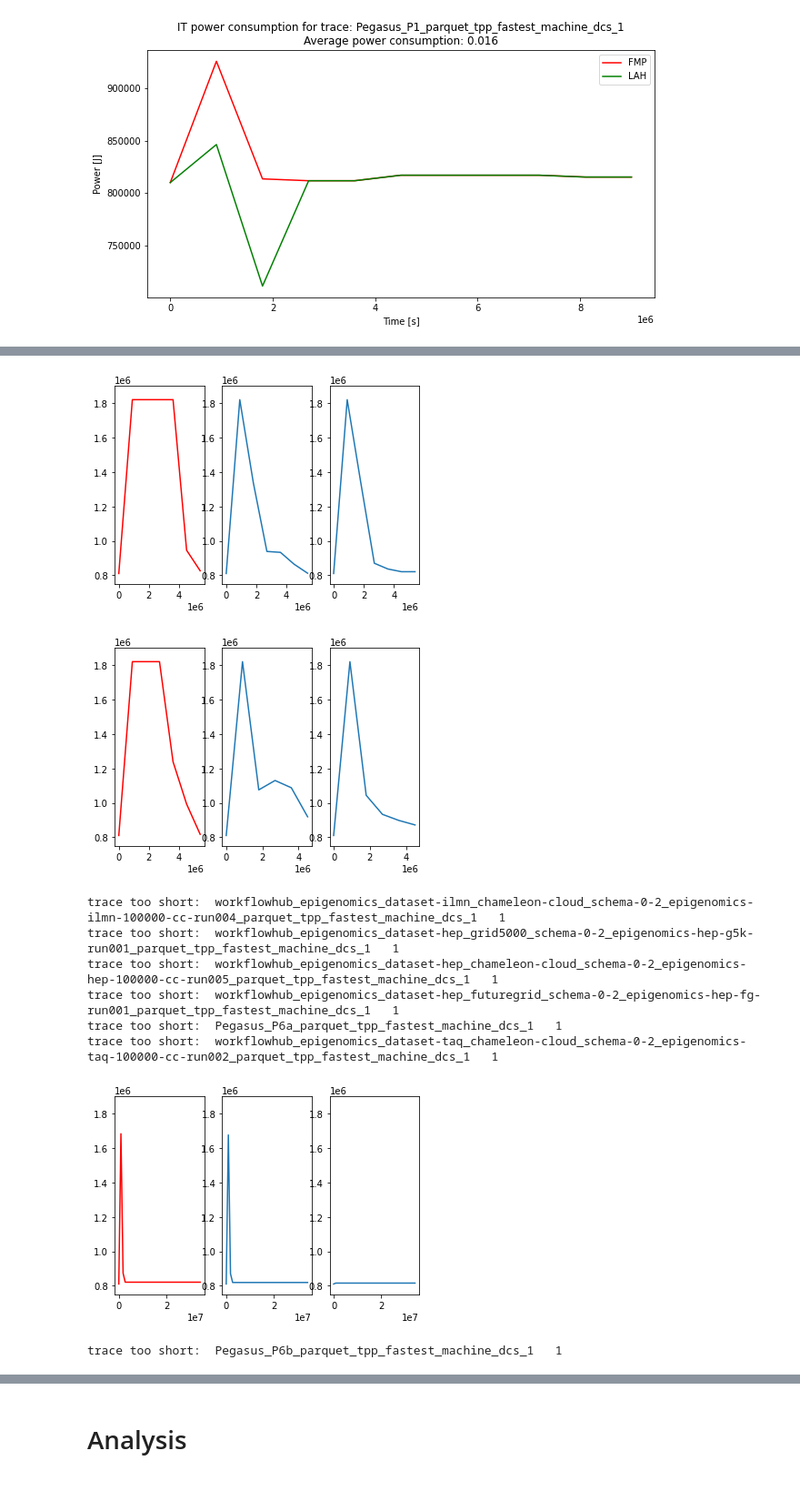
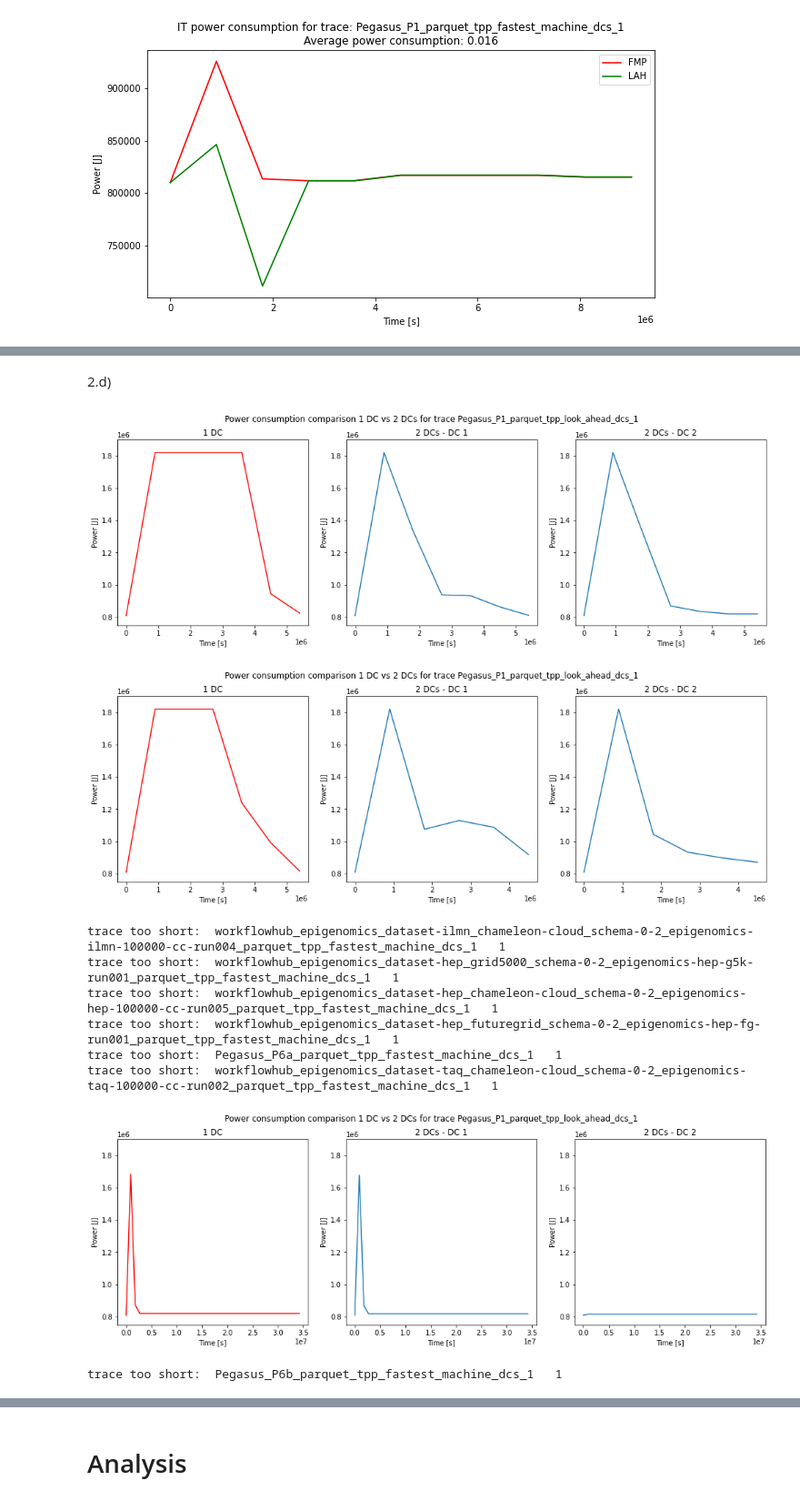
Before and after one commit to Raiduy/gdc-energy-efficiency-analysis, a Jupyter notebook: experiment_result_processing.ipynb, the cells around one changed output, grey strips where cells are left out. Shown at 91% size. Drawn from its saved outputs; the diff is of its cells as text; code cells hidden in the pictures.

```diff
--- a/experiment_result_processing.ipynb
+++ b/experiment_result_processing.ipynb
@@ -362,7 +366,7 @@ for i in range(len(utilization_candidates_fmp)):
 
     # plot fmp and lah it power total
     if len(fmp_env_dc_1) > 2:
-        fig, (ax, ax1, ax2) = plt.subplots(1, 3)
+        fig, (ax, ax1, ax2) = plt.subplots(1, 3, figsize=(17, 5))
         ax.plot(fmp_env_dc_1['timestamp'], fmp_env_dc_1['it_power_total'], color='red', label='FMP')
         ax1.plot(fmp_env_dc_2[fmp_env_dc_2['host_id'] == '0-0']['timestamp'], fmp_env_dc_2[fmp_env_dc_2['host_id'] == '0-0']['it_power_total'])
         ax2.plot(fmp_env_dc_2[fmp_env_dc_2['host_id'] == '1-1']['timestamp'], fmp_env_dc_2[fmp_env_dc_2['host_id'] == '1-1']['it_power_total'])
@@ -371,10 +375,24 @@ for i in range(len(utilization_candidates_fmp)):
         # ax.set_xlabel('Time [s]')
         # ax.set_ylabel('Power [J]')
         # ax.legend()
+        ax.set_title('1 DC')
+        ax1.set_title('2 DCs - DC 1')
+        ax2.set_title('2 DCs - DC 2')
+
+        ax.set_xlabel('Time [s]')
+        ax.set_ylabel('Power [J]')
+        ax1.set_xlabel('Time [s]')
+        ax1.set_ylabel('Power [J]')
+        ax2.set_xlabel('Time [s]')
+        ax2.set_ylabel('Power [J]')
+
         ax.set_ylim(750000, 1900000)
         ax1.set_ylim(750000, 1900000)
         ax2.set_ylim(750000, 1900000)
+
+        fig.suptitle('Power consumption comparison 1 DC vs 2 DCs for trace ' + fmp_name)
         plt.show()
+
         vs_graph_counter += 1
     else:
         print('trace too short: ', fmp_name_dc_1, ' ', len(fmp_env_dc_1))
@@ -396,42 +414,57 @@ trace too short:  Pegasus_P6b_parquet_tpp_fastest_machine_dcs_1   1
+# %% [markdown]
+2.d)
 # %%
 vs_graph_counter = 0
 for i in range(len(utilization_candidates_fmp)):
     if vs_graph_counter > 6:
         break
     lah_name_dc_1 = utilization_candidates_fmp.iloc[i]['trace_name']
     lah_name_dc_2 = utilization_candidates_fmp.iloc[i]['trace_name'][:-1] + '2'
 
     lah_env_dc_1 = create_env_dataframe(path_ex1, lah_name_dc_1)
     lah_env_dc_2 = create_env_dataframe(path_ex1, lah_name_dc_2)
 
     # fmp_env['it_power_total']
 
     # plot fmp and lah it power total
     if len(lah_env_dc_1) > 2:
-        fig, (ax, ax1, ax2) = plt.subplots(1, 3)
+        fig, (ax, ax1, ax2) = plt.subplots(1, 3, figsize=(17, 5))
         ax.plot(lah_env_dc_1['timestamp'], lah_env_dc_1['it_power_total'], color='red', label='LAH')
         ax1.plot(lah_env_dc_2[lah_env_dc_2['host_id'] == '0-0']['timestamp'], lah_env_dc_2[lah_env_dc_2['host_id'] == '0-0']['it_power_total'])
         ax2.plot(lah_env_dc_2[lah_env_dc_2['host_id'] == '1-1']['timestamp'], lah_env_dc_2[lah_env_dc_2['host_id'] == '1-1']['it_power_total'])
         # ax.set_title('IT power consumption for trace: ' + lah_name[:-1]
         #               + '\nAverage power consumption: ' + utilization_candidates_lah.iloc[i]['AvgResourceUsage'].astype(str))
         # ax.set_xlabel('Time [s]')
         # ax.set_ylabel('Power [J]')
         # ax.legend()
+        ax.set_title('1 DC')
+        ax1.set_title('2 DCs - DC 1')
+        ax2.set_title('2 DCs - DC 2')
+
+        ax.set_xlabel('Time [s]')
+        ax.set_ylabel('Power [J]')
+        ax1.set_xlabel('Time [s]')
+        ax1.set_ylabel('Power [J]')
+        ax2.set_xlabel('Time [s]')
+        ax2.set_ylabel('Power [J]')
+
         ax.set_ylim(750000, 1900000)
         ax1.set_ylim(750000, 1900000)
         ax2.set_ylim(750000, 1900000)
+
+        fig.suptitle('Power consumption comparison 1 DC vs 2 DCs for trace ' + lah_name)
         plt.show()
         vs_graph_counter += 1
     else:
         print('trace too short: ', lah_name_dc_1, ' ', len(lah_env_dc_1))
 # %% [output]
-[figure, old version]
+[figure, new version]
-[figure, old version]
+[figure, new version]
 trace too short:  workflowhub_epigenomics_dataset-ilmn_chameleon-cloud_schema-0-2_epigenomics-ilmn-100000-cc-run004_parquet_tpp_fastest_machine_dcs_1   1
 trace too short:  workflowhub_epigenomics_dataset-hep_grid5000_schema-0-2_epigenomics-hep-g5k-run001_parquet_tpp_fastest_machine_dcs_1   1
 trace too short:  workflowhub_epigenomics_dataset-hep_chameleon-cloud_schema-0-2_epigenomics-hep-100000-cc-run005_parquet_tpp_fastest_machine_dcs_1   1
 trace too short:  workflowhub_epigenomics_dataset-hep_futuregrid_schema-0-2_epigenomics-hep-fg-run001_parquet_tpp_fastest_machine_dcs_1   1
 trace too short:  Pegasus_P6a_parquet_tpp_fastest_machine_dcs_1   1
 trace too short:  workflowhub_epigenomics_dataset-taq_chameleon-cloud_schema-0-2_epigenomics-taq-100000-cc-run002_parquet_tpp_fastest_machine_dcs_1   1
-[figure, old version]
+[figure, new version]
 trace too short:  Pegasus_P6b_parquet_tpp_fastest_machine_dcs_1   1
```
Also changed, not shown: parts of 4 cells of this notebook.
